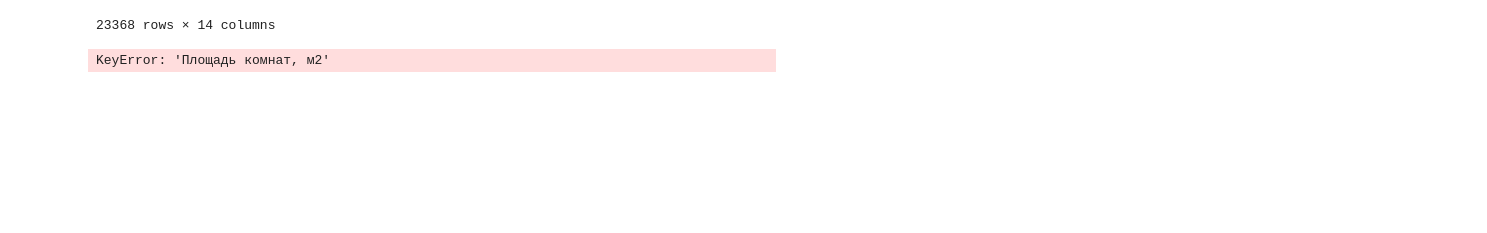
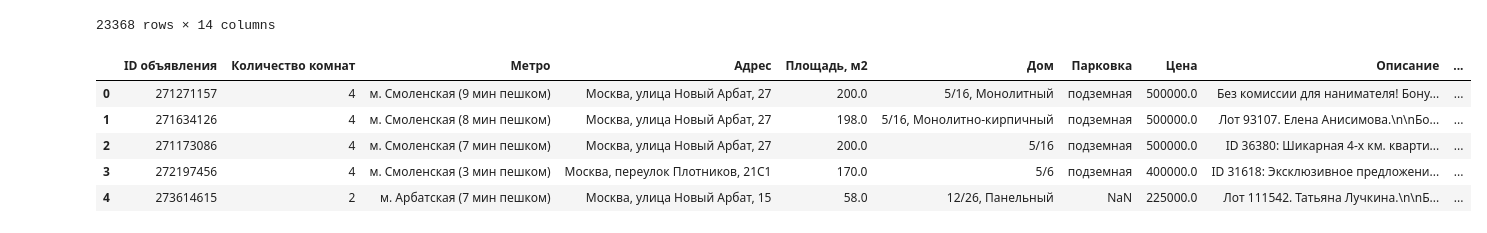
Before and after one commit to npatashkevich/Exploratory-Data-Analysis, a Jupyter notebook: notebooks/preprocessing.ipynb, the cells around one changed output. Drawn from its saved outputs; the diff is of its cells as text; code cells hidden in the pictures; blank space fills up the shorter version.

```diff
--- a/notebooks/preprocessing.ipynb
+++ b/notebooks/preprocessing.ipynb
@@ -5,7 +5,7 @@ import matplotlib.pyplot as plt
 import re
 
 # Загрузка данных
-data = pd.read_csv('_data.csv') # замени название_файла.csv на имя своего файла
+data = pd.read_csv('../data/_data.csv')
 
 pd.set_option('display.max_columns', 30)
 # Просмотр первых нескольких строк данных
@@ -65,5 +65,21 @@ data['Количество комнат'] = data['Количество комн
 
 # Удаляем столбец Площадь комнат
 data = data.drop(['Площадь комнат, м2'], axis = 1)
-# %% [output]
-KeyError: 'Площадь комнат, м2'
+# %%
+# Функция для извлечения первого значения из строки
+def extract_first_value(text):
+    values = str(text).split('/')  # Разделяем строку по символу "/"
+    return values[0].strip()  # Возвращаем первое значение, удаляя лишние пробелы
+
+# Применяем функцию к столбцу "Площадь, м2"
+data['Площадь, м2'] = data['Площадь, м2'].apply(extract_first_value)
+
+# Выводим первые строки датасета для проверки
+data.head()
+# %% [output]
+|  | ID объявления | Количество комнат | Метро | Адрес | Площадь, м2 | Дом | Парковка | Цена | Описание | ... |
+| 0 | 271271157 | 4 | м. Смоленская (9 мин пешком) | Москва, улица Новый Арбат, 27 | 200.0 | 5/16, Монолитный | подземная | 500000.0 | Без комиссии для нанимателя! Бону... | ... |
+| 1 | 271634126 | 4 | м. Смоленская (8 мин пешком) | Москва, улица Новый Арбат, 27 | 198.0 | 5/16, Монолитно-кирпичный | подземная | 500000.0 | Лот 93107. Елена Анисимова.\n\nБо... | ... |
+| 2 | 271173086 | 4 | м. Смоленская (7 мин пешком) | Москва, улица Новый Арбат, 27 | 200.0 | 5/16 | подземная | 500000.0 | ID 36380: Шикарная 4-х км. кварти... | ... |
+| 3 | 272197456 | 4 | м. Смоленская (3 мин пешком) | Москва, переулок Плотников, 21С1 | 170.0 | 5/6 | подземная | 400000.0 | ID 31618: Эксклюзивное предложени... | ... |
+| 4 | 273614615 | 2 | м. Арбатская (7 мин пешком) | Москва, улица Новый Арбат, 15 | 58.0 | 12/26, Панельный | NaN | 225000.0 | Лот 111542. Татьяна Лучкина.\n\nБ... | ... |
```
Also changed, not shown: parts of 1 cell of this notebook, 1 other file.
